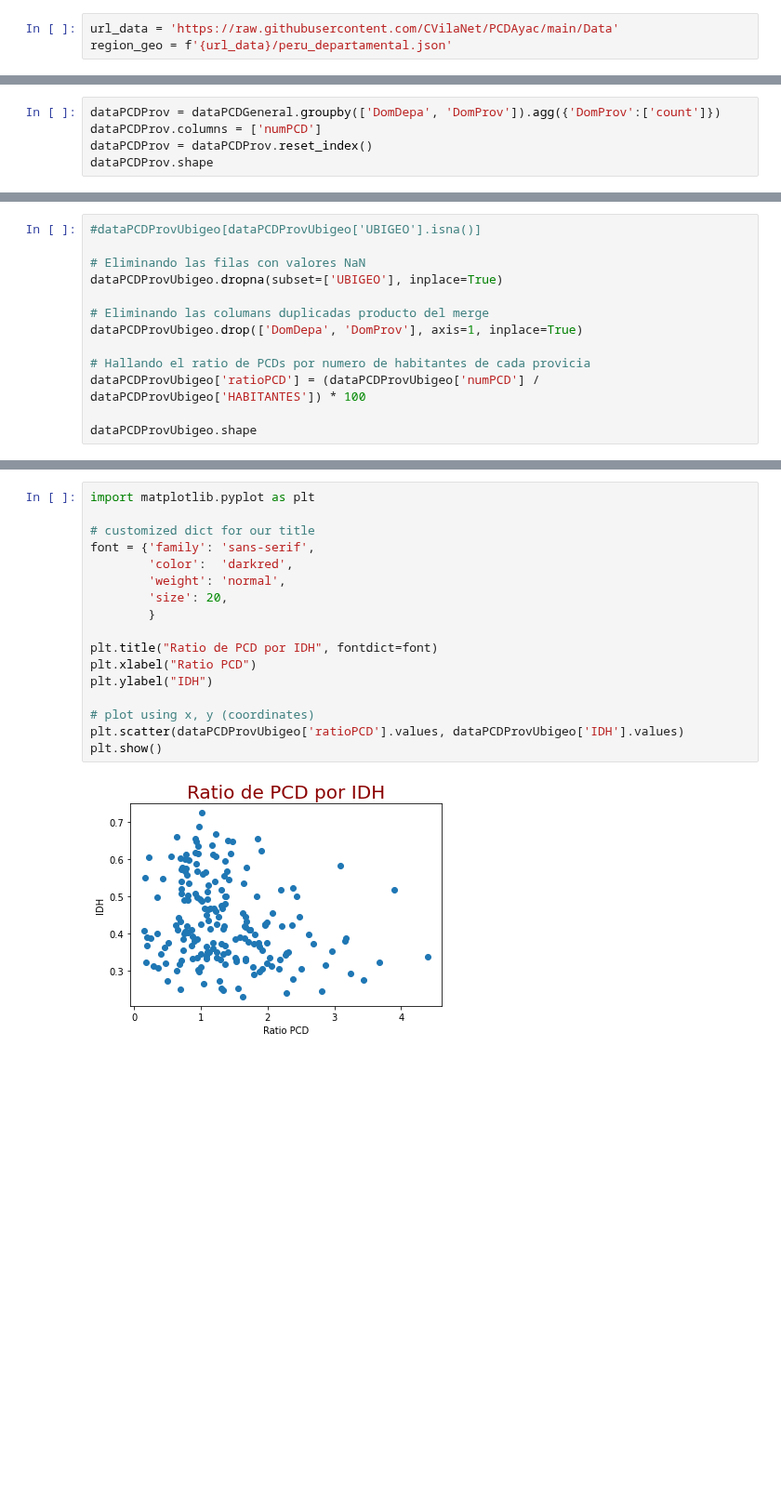
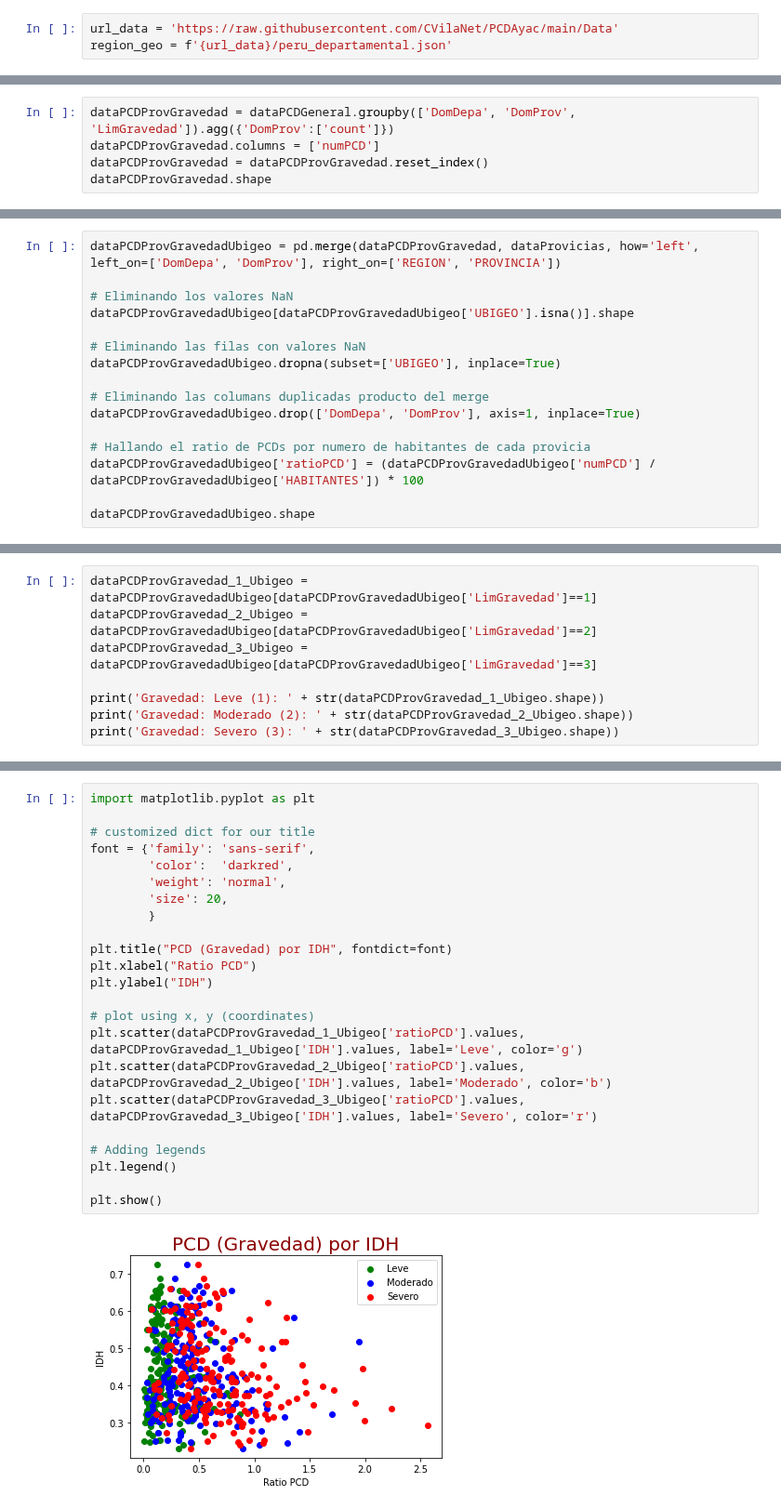
Before and after one commit to CVilaNet/PCDAyac, a Jupyter notebook: SIRNPD.ipynb, the cells around one changed output, grey strips where cells are left out. Shown at 93% size. Saved outputs shown, nothing was run; the diff lists cells and outputs as text; blank space fills up the shorter version.

Commit message:
Analisis por gravedad de discapacidad

```diff
--- a/SIRNPD.ipynb
+++ b/SIRNPD.ipynb
@@ -614,6 +612,6 @@ folium_map
 # %%
-dataPCDProv = dataPCDGeneral.groupby(['DomDepa', 'DomProv']).agg({'DomProv':['count']})
-dataPCDProv.columns = ['numPCD']
-dataPCDProv = dataPCDProv.reset_index()
-dataPCDProv.shape
+dataPCDProvGravedad = dataPCDGeneral.groupby(['DomDepa', 'DomProv', 'LimGravedad']).agg({'DomProv':['count']})
+dataPCDProvGravedad.columns = ['numPCD']
+dataPCDProvGravedad = dataPCDProvGravedad.reset_index()
+dataPCDProvGravedad.shape
 # %% [output]
@@ -627,13 +619,16 @@ dataPCDProvUbigeo[dataPCDProvUbigeo['UBIGEO'].isna()].shape
 # %%
-#dataPCDProvUbigeo[dataPCDProvUbigeo['UBIGEO'].isna()]
+dataPCDProvGravedadUbigeo = pd.merge(dataPCDProvGravedad, dataProvicias, how='left', left_on=['DomDepa', 'DomProv'], right_on=['REGION', 'PROVINCIA'])
+
+# Eliminando los valores NaN
+dataPCDProvGravedadUbigeo[dataPCDProvGravedadUbigeo['UBIGEO'].isna()].shape
 
 # Eliminando las filas con valores NaN
-dataPCDProvUbigeo.dropna(subset=['UBIGEO'], inplace=True)
+dataPCDProvGravedadUbigeo.dropna(subset=['UBIGEO'], inplace=True)
 
 # Eliminando las columans duplicadas producto del merge
-dataPCDProvUbigeo.drop(['DomDepa', 'DomProv'], axis=1, inplace=True)
+dataPCDProvGravedadUbigeo.drop(['DomDepa', 'DomProv'], axis=1, inplace=True)
 
 # Hallando el ratio de PCDs por numero de habitantes de cada provicia
-dataPCDProvUbigeo['ratioPCD'] = (dataPCDProvUbigeo['numPCD'] / dataPCDProvUbigeo['HABITANTES']) * 100
+dataPCDProvGravedadUbigeo['ratioPCD'] = (dataPCDProvGravedadUbigeo['numPCD'] / dataPCDProvGravedadUbigeo['HABITANTES']) * 100
 
-dataPCDProvUbigeo.shape
+dataPCDProvGravedadUbigeo.shape
@@ -650,0 +635,8 @@ dataPCDProvUbigeo.head()
+# %%
+dataPCDProvGravedad_1_Ubigeo = dataPCDProvGravedadUbigeo[dataPCDProvGravedadUbigeo['LimGravedad']==1]
+dataPCDProvGravedad_2_Ubigeo = dataPCDProvGravedadUbigeo[dataPCDProvGravedadUbigeo['LimGravedad']==2]
+dataPCDProvGravedad_3_Ubigeo = dataPCDProvGravedadUbigeo[dataPCDProvGravedadUbigeo['LimGravedad']==3]
+
+print('Gravedad: Leve (1): ' + str(dataPCDProvGravedad_1_Ubigeo.shape))
+print('Gravedad: Moderado (2): ' + str(dataPCDProvGravedad_2_Ubigeo.shape))
+print('Gravedad: Severo (3): ' + str(dataPCDProvGravedad_3_Ubigeo.shape))
@@ -651,19 +647,25 @@ dataPCDProvUbigeo.head()
 # %%
 import matplotlib.pyplot as plt
 
 # customized dict for our title
 font = {'family': 'sans-serif',
         'color':  'darkred',
         'weight': 'normal',
         'size': 20,
         }
 
-plt.title("Ratio de PCD por IDH", fontdict=font)
+plt.title("PCD (Gravedad) por IDH", fontdict=font)
 plt.xlabel("Ratio PCD")
 plt.ylabel("IDH")
 
 # plot using x, y (coordinates)
-plt.scatter(dataPCDProvUbigeo['ratioPCD'].values, dataPCDProvUbigeo['IDH'].values)
+plt.scatter(dataPCDProvGravedad_1_Ubigeo['ratioPCD'].values, dataPCDProvGravedad_1_Ubigeo['IDH'].values, label='Leve', color='g')
+plt.scatter(dataPCDProvGravedad_2_Ubigeo['ratioPCD'].values, dataPCDProvGravedad_2_Ubigeo['IDH'].values, label='Moderado', color='b')
+plt.scatter(dataPCDProvGravedad_3_Ubigeo['ratioPCD'].values, dataPCDProvGravedad_3_Ubigeo['IDH'].values, label='Severo', color='r')
+
+# Adding legends
+plt.legend()
+
 plt.show()
 # %% [output]
-[figure, old version]
+[figure, new version]
```
Also changed, not shown: parts of 13 cells of this notebook.
